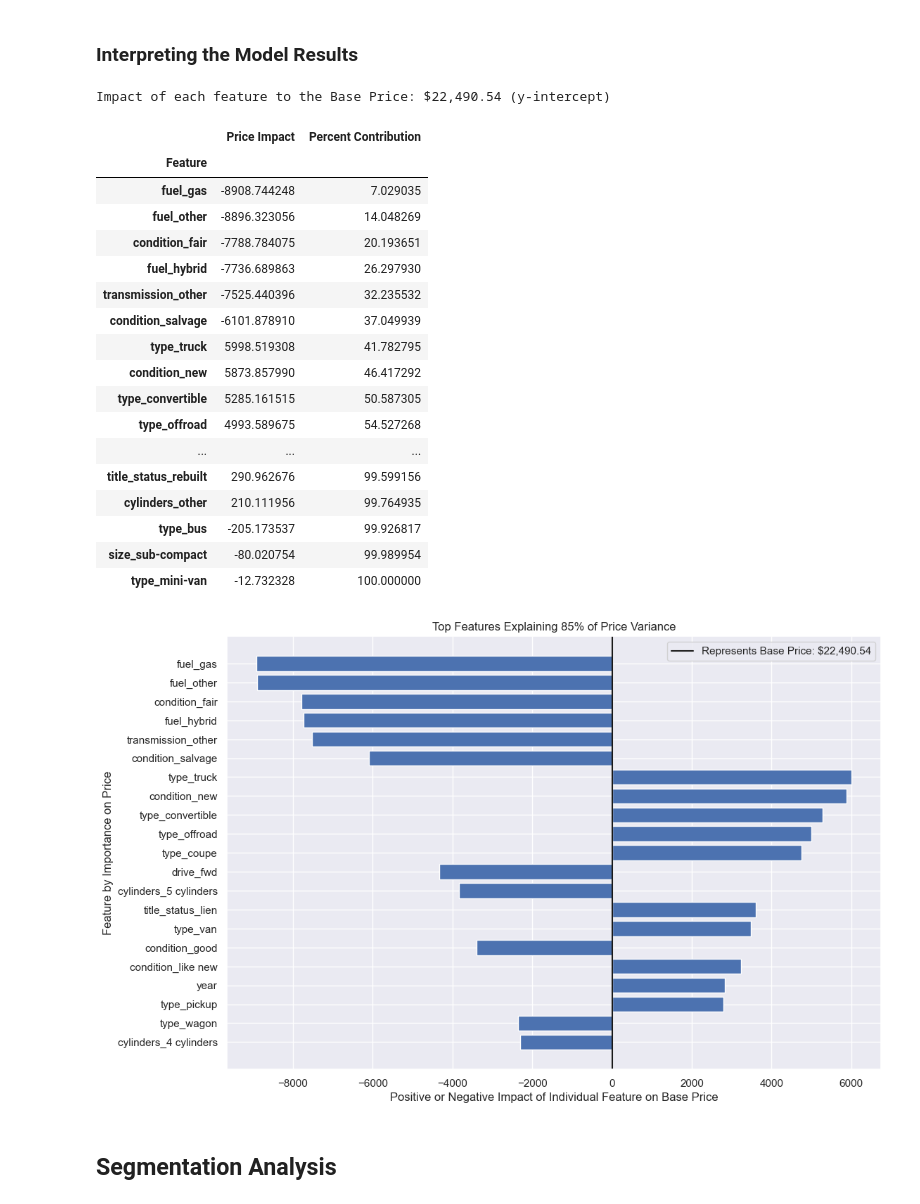
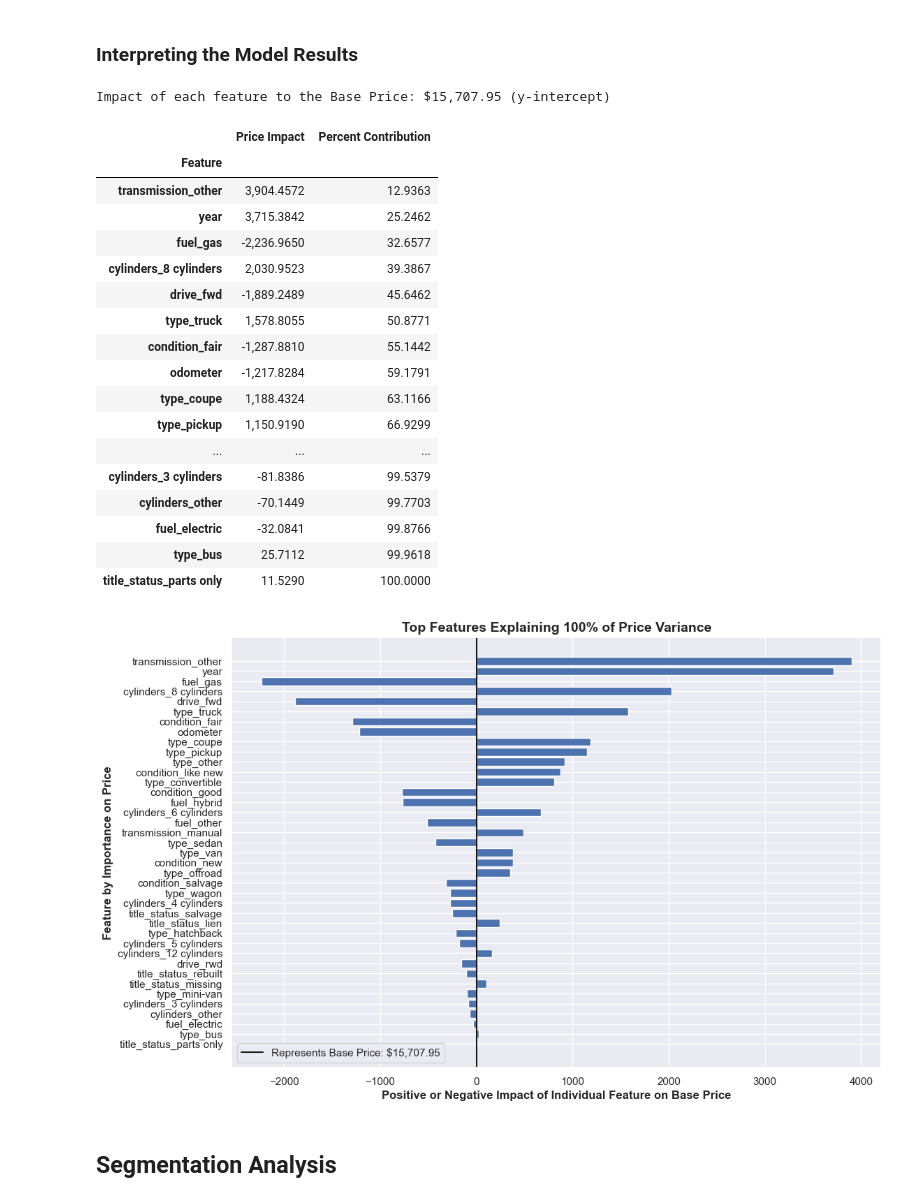
Before and after one commit to fazeelgm/UCB_ML_AI_PracticalApp_II, a Jupyter notebook: DataModels.ipynb, the cells around one changed output. Saved outputs shown, nothing was run; the diff lists cells and outputs as text; code cells hidden in the pictures.

```diff
--- a/DataModels.ipynb
+++ b/DataModels.ipynb
@@ -194,3 +218,9 @@ ColumnTransformer(remainder=StandardScaler(),
+# %%
+# Scale the data
+logging.debug('Scaling data')
+scaler = StandardScaler()
+X_train_scaled = scaler.fit_transform(X_train)
+X_test_scaled = scaler.fit_transform(X_test)
 # %% [markdown]
 ## Baseline Regression Models
 # %%
@@ -393,0 +448,7 @@ RESULTS: Optimized Model results after hyperparameter tuning and cross-validatio
+# %%
+best_model_name = results_tuned_df['R2 Score'].idxmax()
+best_model = best_models[best_model_name]
+print('Best Model: {} - R2 Score: {:,.2f}%, RMSE: {}'
+      .format(best_model_name,
+              float(results_tuned_df.loc[best_model_name]['R2 Score']) * 100,
+              results_tuned_df.loc[best_model_name]['RMSE']))
@@ -401,7 +464,6 @@ In addition, the base price of a car is given by the y-intercept for the model:
 ### Visualizing Actual vs Predicted Prices
 # %%
 # Plot predictions
-best_model = best_models['Ridge']
 y_preds = best_model.predict(X_test_scaled)
 y_intercept = best_model.intercept_
 
@@ -411,12 +473,15 @@ perfect_pt_1 = [min(y_test), max(y_test)]
 perfect_pt_2 = [min(y_test), max(y_test)] + y_intercept
 
 plt.figure(figsize=(12, 6))
-plt.scatter(x=y_test, y=y_preds, label='Ridge Regression', alpha=0.5)
+plt.scatter(x=y_test, y=y_preds, label=f'{best_model_name} Model', alpha=0.5)
 plt.plot(perfect_pt_1, perfect_pt_2, color='red', linestyle='--', label='Theoretical Perfect Predictions')
-plt.xlabel('Actual Prices')
-plt.ylabel('Predicted Prices')
-plt.title(f'Model Predictions vs Actual Prices for the best performing Ridge Regression (y-intercept=${y_intercept:,.2f})')
+
+plt.xlabel('Actual Prices', fontdict=axes_fonts)
+plt.ylabel('Predicted Prices', fontdict=axes_fonts)
+plt.title(f'Model Predictions vs Actual Prices for the best performing {best_model_name} Model (y-intercept=${y_intercept:,.2f})',
+          fontdict=title_fonts)
 plt.legend()
+
 plt.savefig('images/scatter-optimized-preds-v-test.png')
 plt.show()
 # %% [output]
@@ -466,5 +525,8 @@ feature_names = np.concatenate((cat_features, num_features))
 # %%
 # build the feature importance DF
+
+feature_names = X.columns
+
 feature_imp = []
 for feature, coef in zip(feature_names, best_model.coef_):
     if coef != 0:
@@ -482,47 +544,49 @@ feature_imp_df['Cumulative Importance'] = feature_imp_df['Importance'].cumsum()
 feature_imp_df['Percent Contribution'] = feature_imp_df['Cumulative Importance'] * 100
 
 print(f'Impact of each feature to the Base Price: ${y_intercept:,.2f} (y-intercept)')
-feature_imp_df[['Feature', 'Coefficient', 'Percent Contribution']].set_index('Feature').rename(columns={'Coefficient':'Price Impact'})
+my_utils.df_style_floats(feature_imp_df[['Feature', 'Coefficient', 'Percent Contribution']].set_index('Feature').rename(columns={'Coefficient':'Price Impact'}))
+# feature_imp_df_styled = my_utils.df_style_floats(feature_imp_df)
+# feature_imp_df_styled
 # %% [output]
-Impact of each feature to the Base Price: $22,490.54 (y-intercept)
+Impact of each feature to the Base Price: $15,707.95 (y-intercept)
 |  | Price Impact | Percent Contribution |
 | Feature |  |  |
-| fuel_gas | -8908.744248 | 7.029035 |
-| fuel_other | -8896.323056 | 14.048269 |
-| condition_fair | -7788.784075 | 20.193651 |
-| fuel_hybrid | -7736.689863 | 26.297930 |
-| transmission_other | -7525.440396 | 32.235532 |
-| condition_salvage | -6101.878910 | 37.049939 |
-| type_truck | 5998.519308 | 41.782795 |
-| condition_new | 5873.857990 | 46.417292 |
-| type_convertible | 5285.161515 | 50.587305 |
-| type_offroad | 4993.589675 | 54.527268 |
+| transmission_other | 3,904.4572 | 12.9363 |
+| year | 3,715.3842 | 25.2462 |
+| fuel_gas | -2,236.9650 | 32.6577 |
+| cylinders_8 cylinders | 2,030.9523 | 39.3867 |
+| drive_fwd | -1,889.2489 | 45.6462 |
+| type_truck | 1,578.8055 | 50.8771 |
+| condition_fair | -1,287.8810 | 55.1442 |
+| odometer | -1,217.8284 | 59.1791 |
+| type_coupe | 1,188.4324 | 63.1166 |
+| type_pickup | 1,150.9190 | 66.9299 |
 | ... | ... | ... |
-| title_status_rebuilt | 290.962676 | 99.599156 |
-| cylinders_other | 210.111956 | 99.764935 |
-| type_bus | -205.173537 | 99.926817 |
-| size_sub-compact | -80.020754 | 99.989954 |
-| type_mini-van | -12.732328 | 100.000000 |
+| cylinders_3 cylinders | -81.8386 | 99.5379 |
+| cylinders_other | -70.1449 | 99.7703 |
+| fuel_electric | -32.0841 | 99.8766 |
+| type_bus | 25.7112 | 99.9618 |
+| title_status_parts only | 11.5290 | 100.0000 |
 # %%
 # Top features that explain X% of the variance
-top_n = .85
+top_n = 1
 top_features = feature_imp_df[feature_imp_df['Cumulative Importance'] <= top_n]
 
 # Plot feature importance
 plt.figure(figsize=(12, 8))
 plt.barh(top_features['Feature'], top_features['Coefficient'])
 plt.axvline(x=0, color="k", linestyle="-", label=f'Represents Base Price: ${y_intercept:,.2f}')
 
-plt.xlabel(f'Positive or Negative Impact of Individual Feature on Base Price')
-plt.ylabel('Feature by Importance on Price')
+plt.xlabel(f'Positive or Negative Impact of Individual Feature on Base Price', fontdict=axes_fonts)
+plt.ylabel('Feature by Importance on Price', fontdict=axes_fonts)
 
-plt.title(f'Top Features Explaining {top_n * 100:,.0f}% of Price Variance')
+plt.title(f'Top Features Explaining {top_n * 100:,.0f}% of Price Variance', fontdict=title_fonts)
 plt.gca().invert_yaxis()
 plt.savefig('images/feature_importance.png')
-plt.legend()
+plt.legend(loc='lower left')
 plt.show()
 # %% [output]
-[figure, old version]
+[figure, new version]
 # %% [markdown]
 ## Segmentation Analysis
 # %%
```
Also changed, not shown: parts of 47 cells of this notebook, 6 other files.
